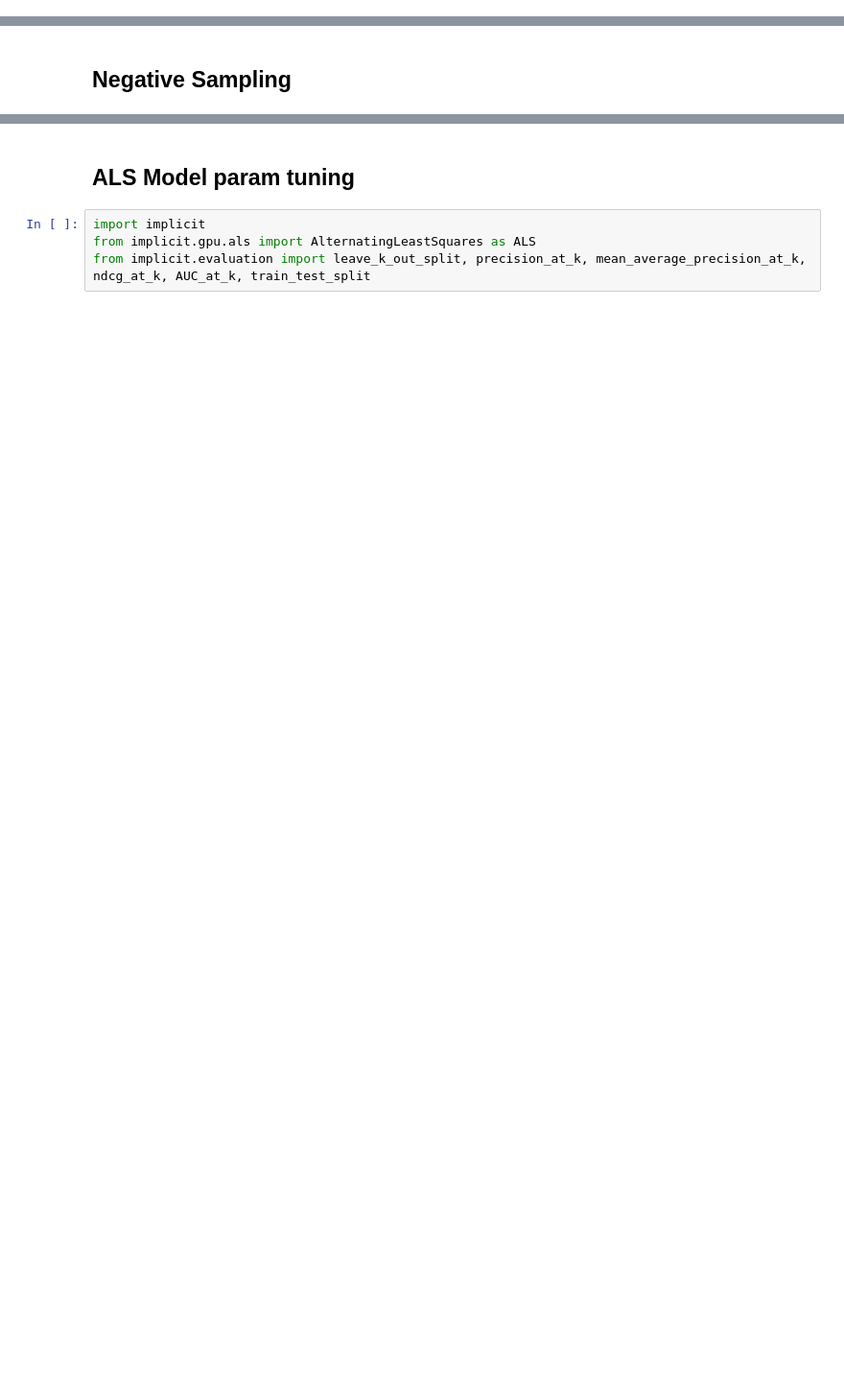
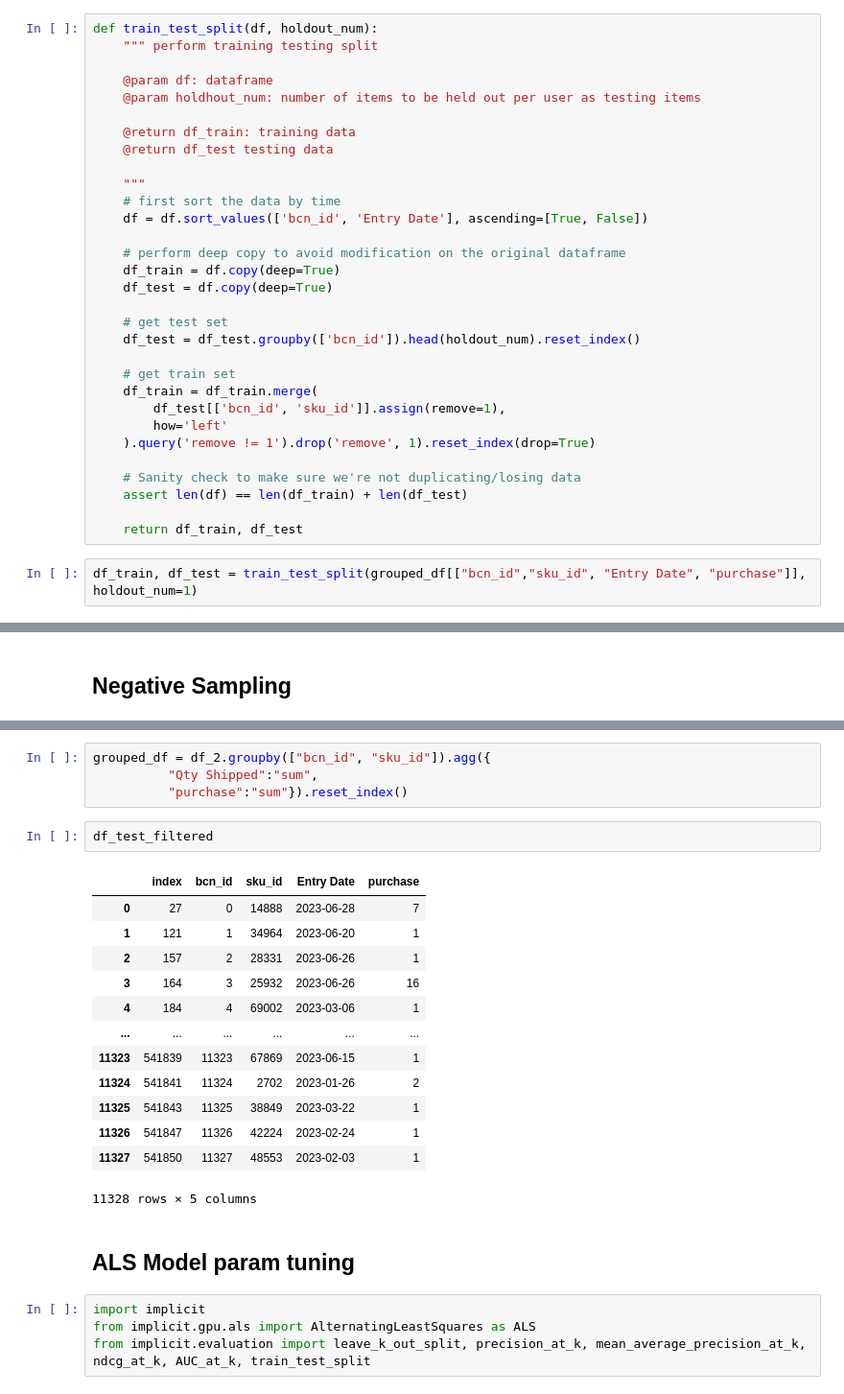
Before and after one commit to vincm1/RecSys_Implicit, a Jupyter notebook: Alternating_Least_Squares_(ALS).ipynb, the cells around one changed output, grey strips where cells are left out. Shown: that part at 96% size. Drawn from its saved outputs; the diff is of its cells as text; blank space fills up the shorter version.

```diff
--- a/Alternating_Least_Squares_(ALS).ipynb
+++ b/Alternating_Least_Squares_(ALS).ipynb
@@ -115,0 +118,33 @@ grouped_df_2 = grouped_df.copy()
+# %%
+def train_test_split(df, holdout_num):
+    """ perform training testing split
+
+    @param df: dataframe
+    @param holdhout_num: number of items to be held out per user as testing items
+
+    @return df_train: training data
+    @return df_test testing data
+
+    """
+    # first sort the data by time
+    df = df.sort_values(['bcn_id', 'Entry Date'], ascending=[True, False])
+
+    # perform deep copy to avoid modification on the original dataframe
+    df_train = df.copy(deep=True)
+    df_test = df.copy(deep=True)
+
+    # get test set
+    df_test = df_test.groupby(['bcn_id']).head(holdout_num).reset_index()
+
+    # get train set
+    df_train = df_train.merge(
+        df_test[['bcn_id', 'sku_id']].assign(remove=1),
+        how='left'
+    ).query('remove != 1').drop('remove', 1).reset_index(drop=True)
+
+    # Sanity check to make sure we're not duplicating/losing data
+    assert len(df) == len(df_train) + len(df_test)
+
+    return df_train, df_test
+# %%
+df_train, df_test = train_test_split(grouped_df[["bcn_id","sku_id", "Entry Date", "purchase"]], holdout_num=1)
@@ -160,3 +192,23 @@ print(len(grouped_df), len(neg_grouped_df))
+# %%
+grouped_df = df_2.groupby(["bcn_id", "sku_id"]).agg({
+          "Qty Shipped":"sum",
+          "purchase":"sum"}).reset_index()
+# %%
+df_test_filtered
+# %% [output]
+|  | index | bcn_id | sku_id | Entry Date | purchase |
+| 0 | 27 | 0 | 14888 | 2023-06-28 | 7 |
+| 1 | 121 | 1 | 34964 | 2023-06-20 | 1 |
+| 2 | 157 | 2 | 28331 | 2023-06-26 | 1 |
+| 3 | 164 | 3 | 25932 | 2023-06-26 | 16 |
+| 4 | 184 | 4 | 69002 | 2023-03-06 | 1 |
+| ... | ... | ... | ... | ... | ... |
+| 11323 | 541839 | 11323 | 67869 | 2023-06-15 | 1 |
+| 11324 | 541841 | 11324 | 2702 | 2023-01-26 | 2 |
+| 11325 | 541843 | 11325 | 38849 | 2023-03-22 | 1 |
+| 11326 | 541847 | 11326 | 42224 | 2023-02-24 | 1 |
+| 11327 | 541850 | 11327 | 48553 | 2023-02-03 | 1 |
+11328 rows × 5 columns
 # %% [markdown]
 ## ALS Model param tuning
 # %%
```
Also changed, not shown: parts of 51 cells of this notebook.
